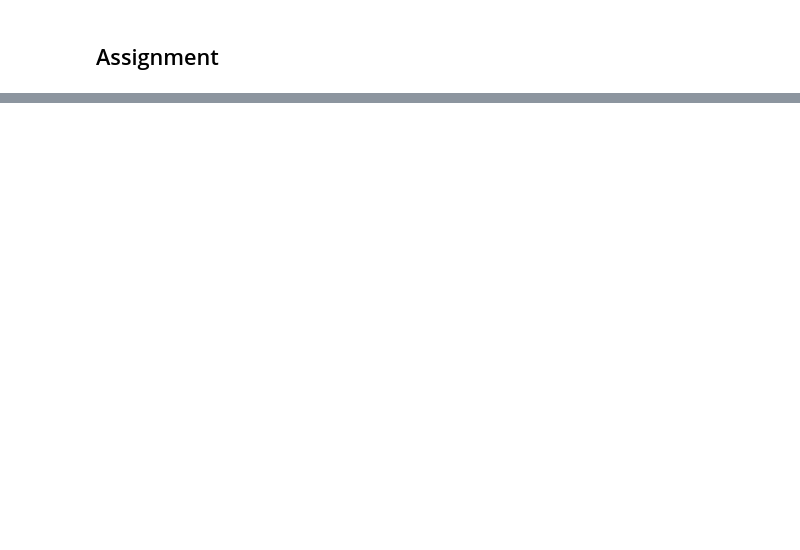
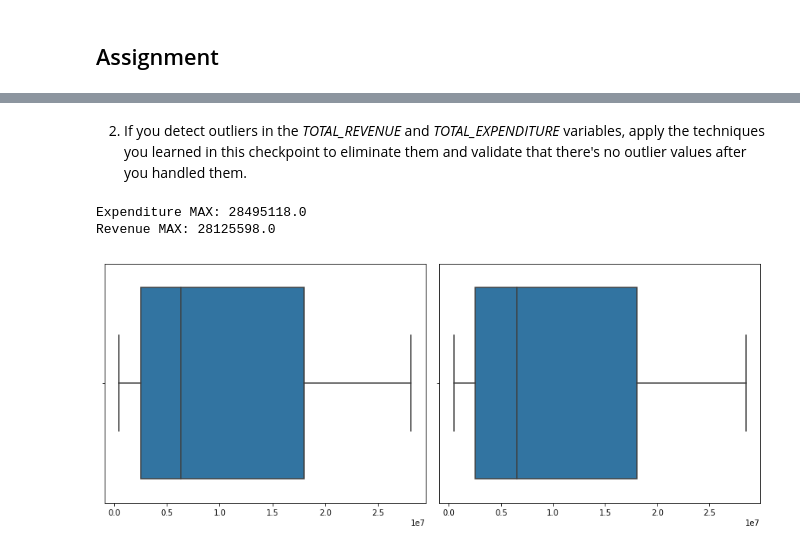
Before and after one commit to marshall7m/thinkful-data-science, a Jupyter notebook: module_17/EDA.ipynb, the cells around one changed output, grey strips where cells are left out. Cells and saved outputs as stored; diff of their text form; code cells hidden in the pictures; blank space fills up the shorter version.

```diff
--- a/module_17/EDA.ipynb
+++ b/module_17/EDA.ipynb
@@ -129,0 +254,23 @@ FATAL:  password authentication failed for user "dsbc_student"
+# %% [markdown]
+2. If you detect outliers in the *TOTAL_REVENUE* and *TOTAL_EXPENDITURE* variables, apply the techniques you learned in this checkpoint to eliminate them and validate that there's no outlier values after you handled them.
+# %%
+winsorized_revenue = winsorize(edu_df.TOTAL_REVENUE, (0,.05))
+winsorized_expenditure = winsorize(edu_df.TOTAL_EXPENDITURE, (0,.05))
+
+plt.figure(figsize=(12,5))
+
+plt.subplot(1,2,1)
+sns.boxplot(winsorized_revenue)
+
+plt.subplot(1,2,2)
+sns.boxplot(winsorized_expenditure)
+
+plt.tight_layout()
+
+
+print('Expenditure MAX: {}'.format(winsorized_expenditure.max()))
+print('Revenue MAX: {}'.format(winsorized_revenue.max()))
+# %% [output]
+Expenditure MAX: 28495118.0
+Revenue MAX: 28125598.0
+[figure, added]
```
Also changed, not shown: parts of 122 cells of this notebook, 4 other files.
